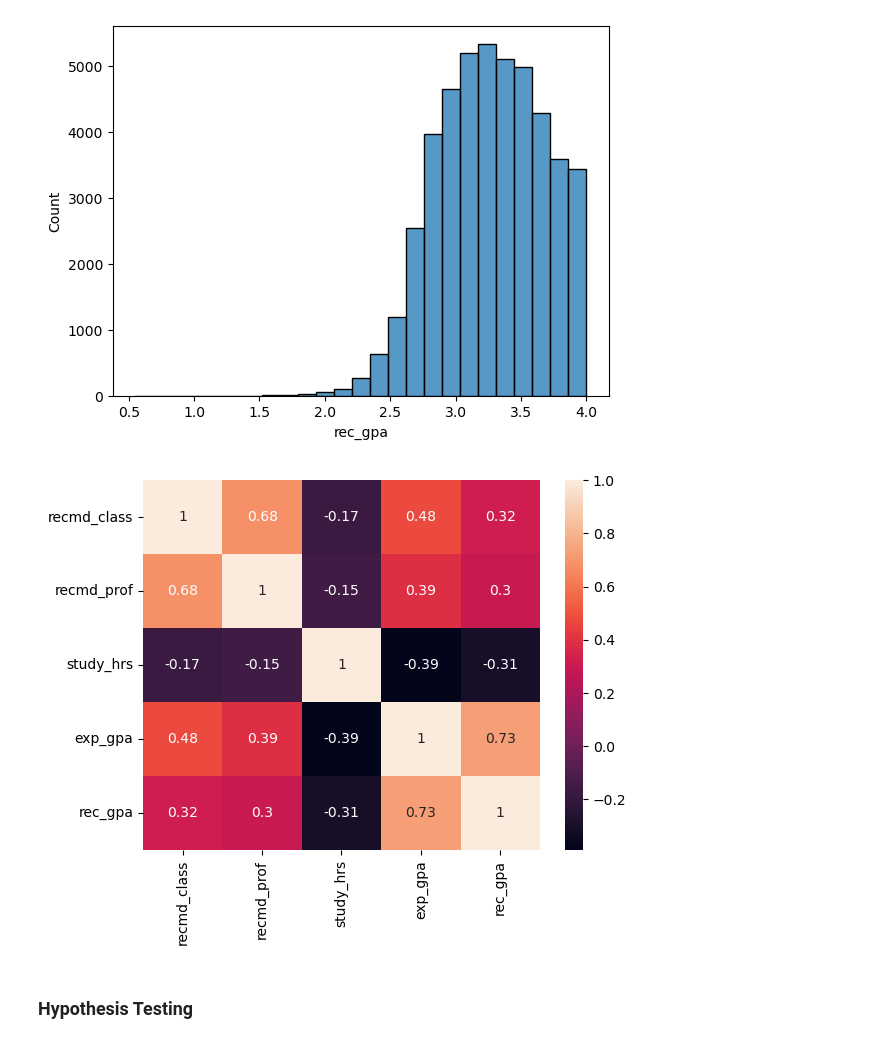
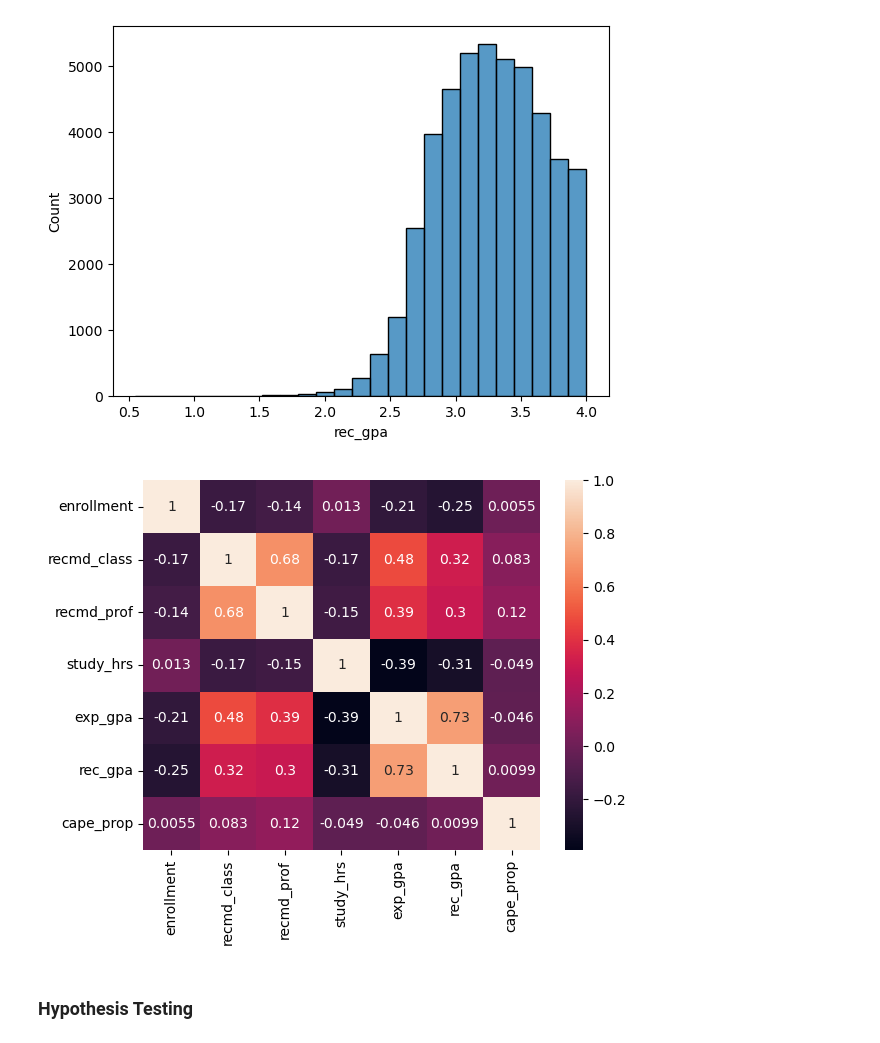
Before and after one commit to Yin-Y-M/Math-189-D12, a Jupyter notebook: Math 189 D12 Project.ipynb, the cells around one changed output. Saved outputs shown, nothing was run; the diff lists cells and outputs as text; code cells hidden in the pictures.

```diff
--- a/Math 189 D12 Project.ipynb
+++ b/Math 189 D12 Project.ipynb
@@ -29,21 +36,29 @@ df = df.dropna().reset_index(drop=True)
 # %% [markdown]
 For later analysis, we will break the Average Grade Expected and Average Grade Received into letter grade and gpa and convert them into the appropriate data types.
 # %%
-df['exp_letter'] = df['Average Grade Expected'].str.extract(r'^(\S+)')
-df['rec_letter'] = df['Average Grade Received'].str.extract(r'^(\S+)')
+#df['exp_letter'] = df['Average Grade Expected'].str.extract(r'^(\S+)')
+#df['rec_letter'] = df['Average Grade Received'].str.extract(r'^(\S+)')
 
 df['exp_gpa'] = df['Average Grade Expected'].str.extract(r'(\d+\.\d+)').astype(float)
 df['rec_gpa'] = df['Average Grade Received'].str.extract(r'(\d+\.\d+)').astype(float)
 
 df = df.drop('Average Grade Expected', axis=1)
 df = df.drop('Average Grade Received', axis=1)
+# %%
+df['Quarter'] = df['Quarter'].str[0:2]
+df['Quarter'] = df['Quarter'].replace(['S1', 'S2', 'S3'], 'SS')
+df['Quarter'] = df['Quarter'].astype('category')
+# %%
+df['cape_prop'] = df['Total CAPEs Given']/df['Total Enrolled in Course']
+df = df.drop('Total CAPEs Given', axis=1)
 # %% [markdown]
 Some other columns will be renamed for simplicity and converted to appropriate data types.
 # %%
 df = df.rename(columns={
     'Percentage Recommended Class': 'recmd_class',
     'Percentage Recommended Professor': 'recmd_prof',
-    'Study Hours per Week': 'study_hrs'
+    'Study Hours per Week': 'study_hrs',
+    'Total Enrolled in Course' : 'enrollment'
 })
 
 df['recmd_class'] = df['recmd_class'].str.extract(r'(\d+)').astype(float)/100
@@ -70,20 +85,20 @@ plt.show()
 [figure]
 # %%
 # Correlation
-data = df.drop(columns={
-    'Instructor',
+quan_data = df.drop(columns={
+    #'Instructor',
     'Course',
     'Quarter',
-    'Total Enrolled in Course',
-    'Total CAPEs Given',
-    'exp_letter',
-    'rec_letter'
+    # 'Total Enrolled in Course',
+    # 'Total CAPEs Given',
+    # 'exp_letter',
+    # 'rec_letter'
 })
-correlation_matrix = data.corr()
+correlation_matrix = quan_data.corr()
 sns.heatmap(correlation_matrix, annot=True)
 plt.show()
 # %% [output]
-[figure, old version]
+[figure, new version]
 # %% [markdown]
 ### Hypothesis Testing
 # %% [markdown]
```
Also changed, not shown: parts of 5 cells of this notebook.
